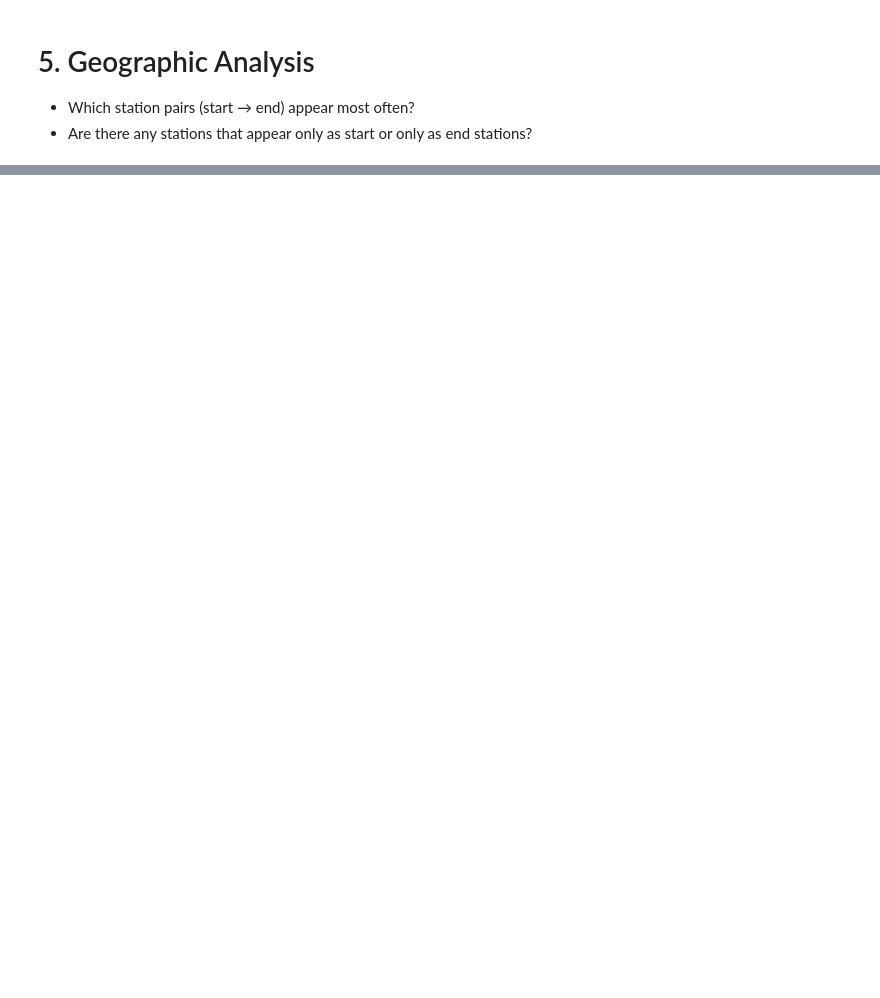
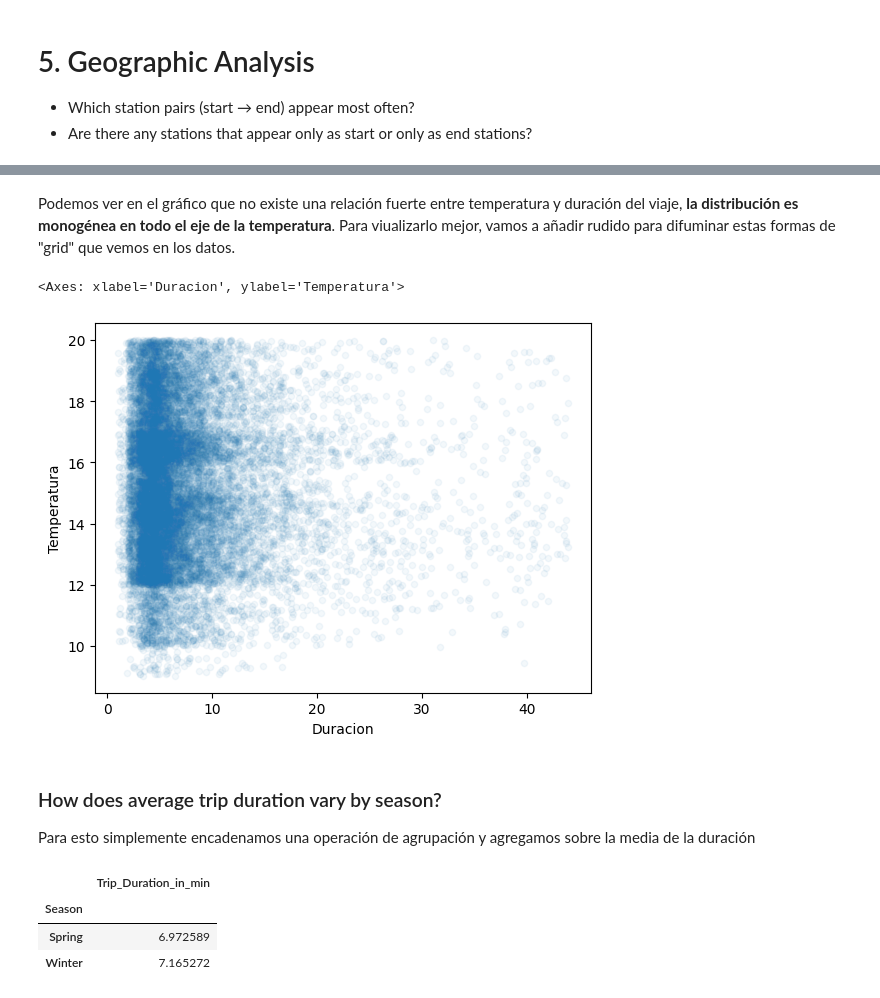
Before and after one commit to franpelirrojo/data_analysis_bike, a Jupyter notebook: nybike.ipynb, the cells around one changed output, grey strips where cells are left out. Saved outputs shown, nothing was run; the diff lists cells and outputs as text; code cells hidden in the pictures; blank space fills up the shorter version.

```diff
--- a/nybike.ipynb
+++ b/nybike.ipynb
@@ -225,0 +282,24 @@ df_citibike.sample(4)
+# %% [markdown]
+Podemos ver en el gráfico que no existe una relación fuerte entre temperatura y duración del viaje, **la distribución es monogénea en todo el eje de la temperatura**. Para viualizarlo mejor, vamos a añadir rudido para difuminar estas formas de "grid" que vemos en los datos.
+# %%
+def jitter(df, column):
+    rands=np.random.random(len(df))
+    return df[column] + rands
+
+(df_citibike.assign(
+    Temperatura=lambda df:df.Temperature.where(df_citibike.Temperature == 0, jitter(df_citibike, "Temperature").clip(lower=0)),
+    Duracion=lambda df:df["Trip_Duration_in_min"].where(df_citibike["Trip_Duration_in_min"] == 0, jitter(df_citibike, "Trip_Duration_in_min").clip(lower=0)))
+    .plot.scatter(x="Duracion", y="Temperatura", alpha=.05))
+# %% [output]
+<Axes: xlabel='Duracion', ylabel='Temperatura'>
+[figure, added]
+# %% [markdown]
+### How does average trip duration vary by season?
+Para esto simplemente encadenamos una operación de agrupación y agregamos sobre la media de la duración
+# %%
+df_citibike.groupby("Season")[["Trip_Duration_in_min"]].mean()
+# %% [output]
+|  | Trip_Duration_in_min |
+| Season |  |
+| Spring | 6.972589 |
+| Winter | 7.165272 |
```
Also changed, not shown: parts of 29 cells of this notebook.
